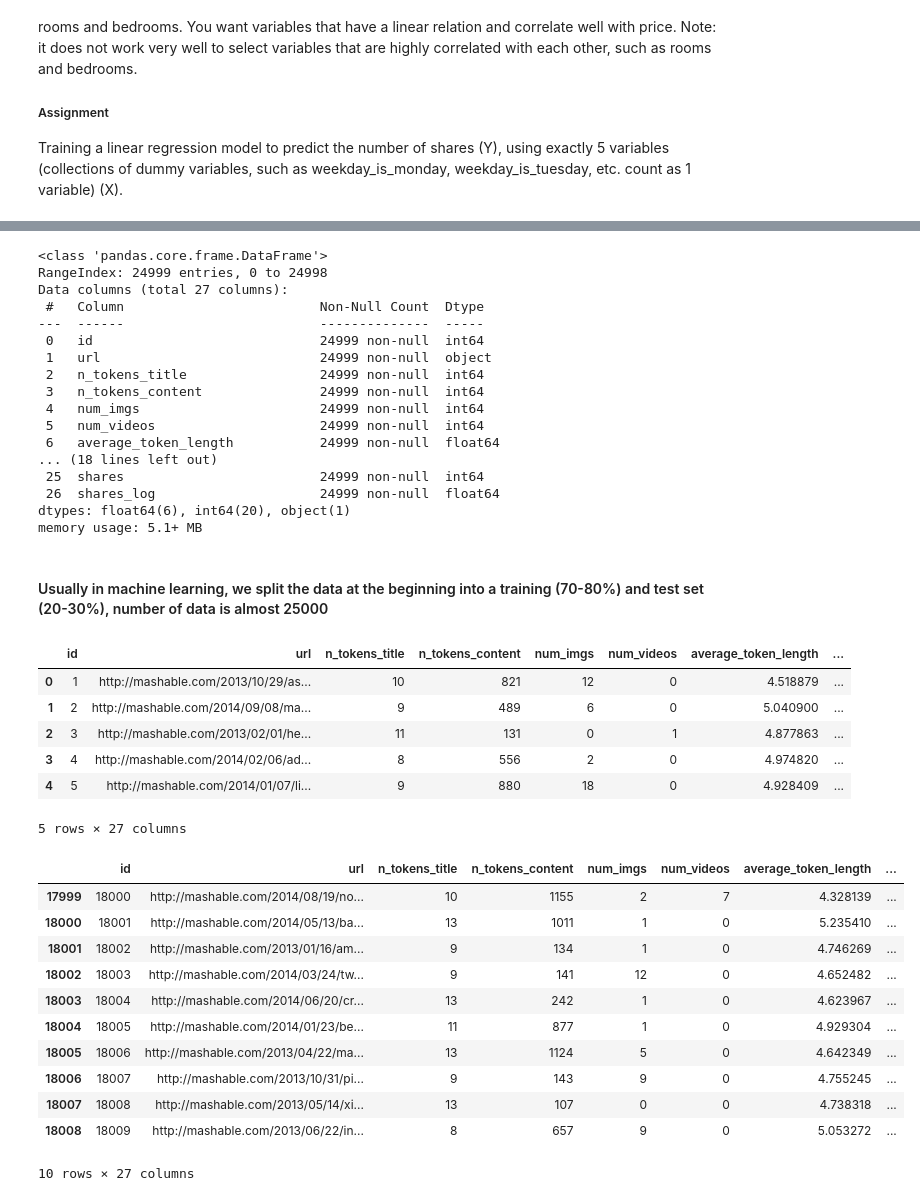
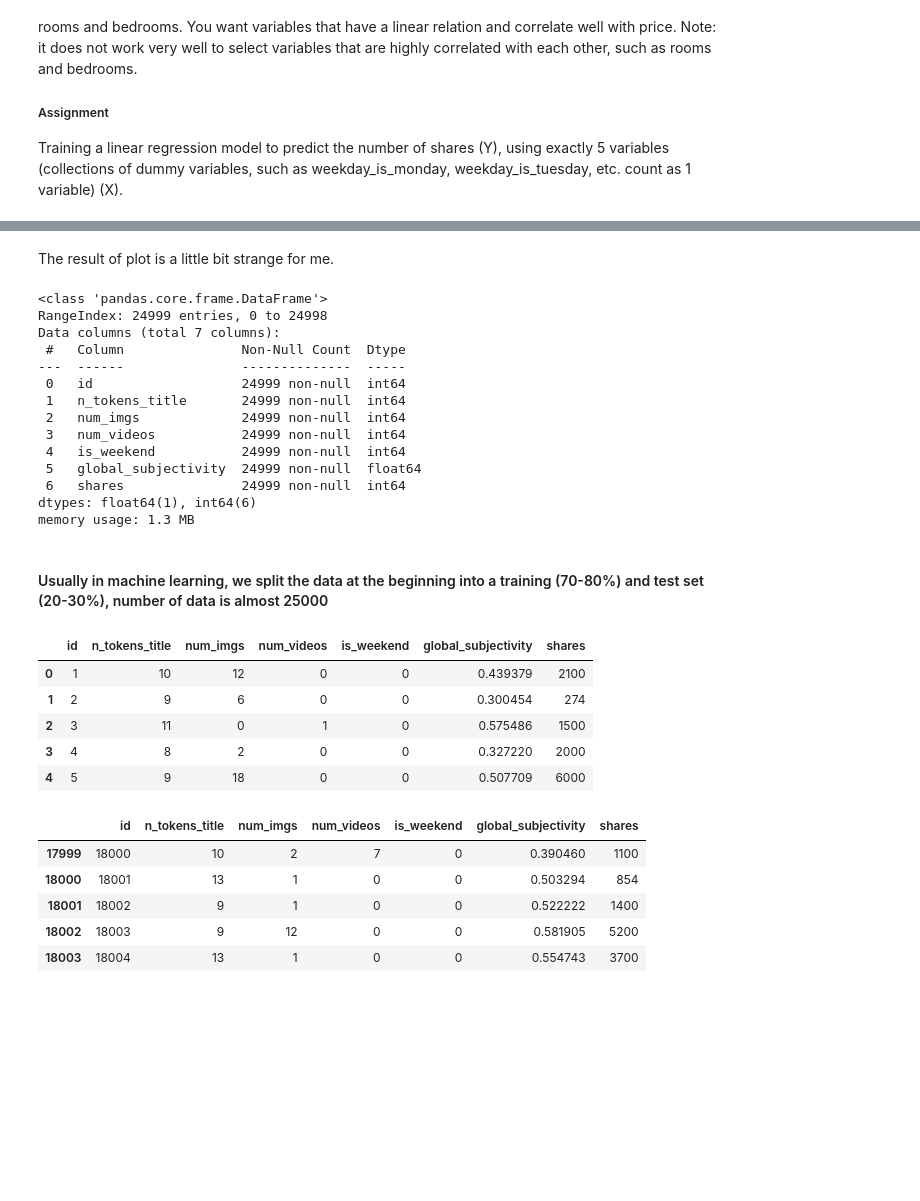
Before and after one commit to kaveh-sh/FML_Assignment, a Jupyter notebook: FML_Assignment-03_K-Sheikhhassani.ipynb, the cells around one changed output, grey strips where cells are left out. Cells and saved outputs as stored; diff of their text form; code cells hidden in the pictures; blank space fills up the shorter version.

```diff
--- a/FML_Assignment-03_K-Sheikhhassani.ipynb
+++ b/FML_Assignment-03_K-Sheikhhassani.ipynb
@@ -80,4 +56,4 @@ cor
 # %%
-df_tr_sel = df[['id','shares', 'n_tokens_title', 'n_tokens_content', 'num_videos', 'is_weekend', 'shares_log']]
+df_tr_sel = df[['id', 'n_tokens_title', 'num_imgs', 'num_videos', 'is_weekend', 'global_subjectivity', 'shares']]
 df_tr_sel .head()
 # %% [output]
@@ -90,51 +71,43 @@ df_tr_sel .head()
+# %% [markdown]
+The result of plot is a little bit strange for me.
 # %%
-df.info()
+df_tr_sel.info()
 # %% [output]
 <class 'pandas.core.frame.DataFrame'>
 RangeIndex: 24999 entries, 0 to 24998
-Data columns (total 27 columns):
- #   Column                         Non-Null Count  Dtype
----  ------                         --------------  -----
- 0   id                             24999 non-null  int64
- 1   url                            24999 non-null  object
- 2   n_tokens_title                 24999 non-null  int64
- 3   n_tokens_content               24999 non-null  int64
- 4   num_imgs                       24999 non-null  int64
- 5   num_videos                     24999 non-null  int64
- 6   average_token_length           24999 non-null  float64
-... (18 lines left out)
- 25  shares                         24999 non-null  int64
- 26  shares_log                     24999 non-null  float64
-dtypes: float64(6), int64(20), object(1)
-memory usage: 5.1+ MB
+Data columns (total 7 columns):
+ #   Column               Non-Null Count  Dtype
+---  ------               --------------  -----
+ 0   id                   24999 non-null  int64
+ 1   n_tokens_title       24999 non-null  int64
+ 2   num_imgs             24999 non-null  int64
+ 3   num_videos           24999 non-null  int64
+ 4   is_weekend           24999 non-null  int64
+ 5   global_subjectivity  24999 non-null  float64
+ 6   shares               24999 non-null  int64
+dtypes: float64(1), int64(6)
+memory usage: 1.3 MB
 # %% [markdown]
 #### Usually in machine learning, we split the data at the beginning into a training (70-80%) and test set (20-30%), number of data is almost 25000
 # %%
 # Splitting the dataset into a training 70-80%
-df_train = df[df['id']<18000]
-df_train.head(5)
+df_train = df_tr_sel[df_tr_sel['id']<18000]
+df_train.head()
 # %% [output]
-|  | id | url | n_tokens_title | n_tokens_content | num_imgs | num_videos | average_token_length | ... |
-| 0 | 1 | http://mashable.com/2013/10/29/as... | 10 | 821 | 12 | 0 | 4.518879 | ... |
-| 1 | 2 | http://mashable.com/2014/09/08/ma... | 9 | 489 | 6 | 0 | 5.040900 | ... |
-| 2 | 3 | http://mashable.com/2013/02/01/he... | 11 | 131 | 0 | 1 | 4.877863 | ... |
-| 3 | 4 | http://mashable.com/2014/02/06/ad... | 8 | 556 | 2 | 0 | 4.974820 | ... |
-| 4 | 5 | http://mashable.com/2014/01/07/li... | 9 | 880 | 18 | 0 | 4.928409 | ... |
+|  | id | n_tokens_title | num_imgs | num_videos | is_weekend | global_subjectivity | shares |
+| 0 | 1 | 10 | 12 | 0 | 0 | 0.439379 | 2100 |
+| 1 | 2 | 9 | 6 | 0 | 0 | 0.300454 | 274 |
+| 2 | 3 | 11 | 0 | 1 | 0 | 0.575486 | 1500 |
+| 3 | 4 | 8 | 2 | 0 | 0 | 0.327220 | 2000 |
+| 4 | 5 | 9 | 18 | 0 | 0 | 0.507709 | 6000 |
-5 rows × 27 columns
 # %%
 # Splitting the dataset into a test set  20-30%
-df_test = df[df['id']>17999]
-df_test.head(10)
+df_test = df_tr_sel[df_tr_sel['id']>17999]
+df_test.head()
 # %% [output]
-|  | id | url | n_tokens_title | n_tokens_content | num_imgs | num_videos | average_token_length | ... |
-| 17999 | 18000 | http://mashable.com/2014/08/19/no... | 10 | 1155 | 2 | 7 | 4.328139 | ... |
-| 18000 | 18001 | http://mashable.com/2014/05/13/ba... | 13 | 1011 | 1 | 0 | 5.235410 | ... |
-| 18001 | 18002 | http://mashable.com/2013/01/16/am... | 9 | 134 | 1 | 0 | 4.746269 | ... |
-| 18002 | 18003 | http://mashable.com/2014/03/24/tw... | 9 | 141 | 12 | 0 | 4.652482 | ... |
-| 18003 | 18004 | http://mashable.com/2014/06/20/cr... | 13 | 242 | 1 | 0 | 4.623967 | ... |
-| 18004 | 18005 | http://mashable.com/2014/01/23/be... | 11 | 877 | 1 | 0 | 4.929304 | ... |
-| 18005 | 18006 | http://mashable.com/2013/04/22/ma... | 13 | 1124 | 5 | 0 | 4.642349 | ... |
-| 18006 | 18007 | http://mashable.com/2013/10/31/pi... | 9 | 143 | 9 | 0 | 4.755245 | ... |
-| 18007 | 18008 | http://mashable.com/2013/05/14/xi... | 13 | 107 | 0 | 0 | 4.738318 | ... |
-| 18008 | 18009 | http://mashable.com/2013/06/22/in... | 8 | 657 | 9 | 0 | 5.053272 | ... |
+|  | id | n_tokens_title | num_imgs | num_videos | is_weekend | global_subjectivity | shares |
+| 17999 | 18000 | 10 | 2 | 7 | 0 | 0.390460 | 1100 |
+| 18000 | 18001 | 13 | 1 | 0 | 0 | 0.503294 | 854 |
+| 18001 | 18002 | 9 | 1 | 0 | 0 | 0.522222 | 1400 |
+| 18002 | 18003 | 9 | 12 | 0 | 0 | 0.581905 | 5200 |
+| 18003 | 18004 | 13 | 1 | 0 | 0 | 0.554743 | 3700 |
-10 rows × 27 columns
```
Also changed, not shown: parts of 16 cells of this notebook.
